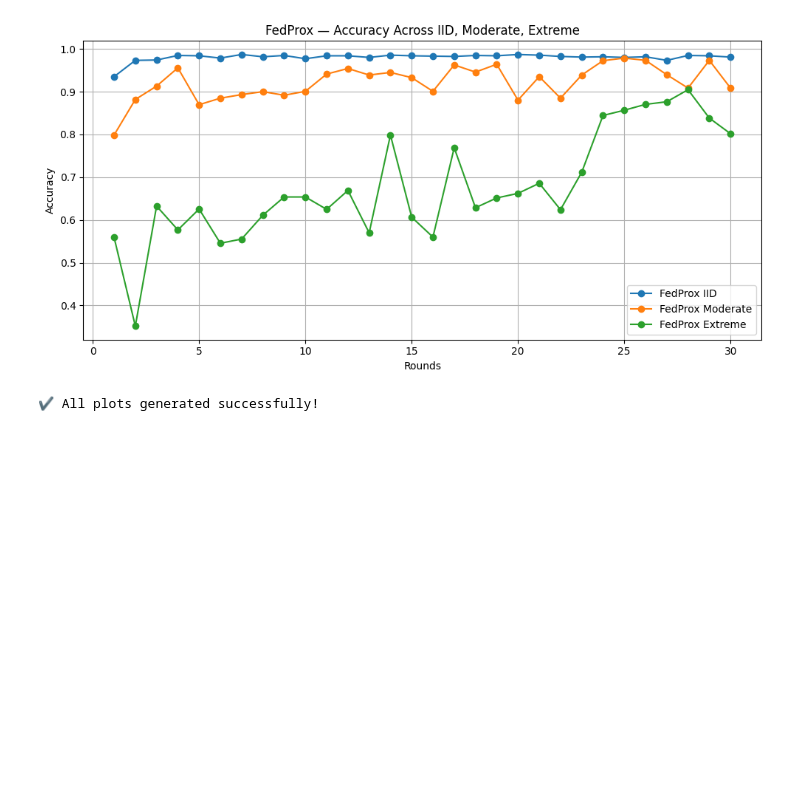
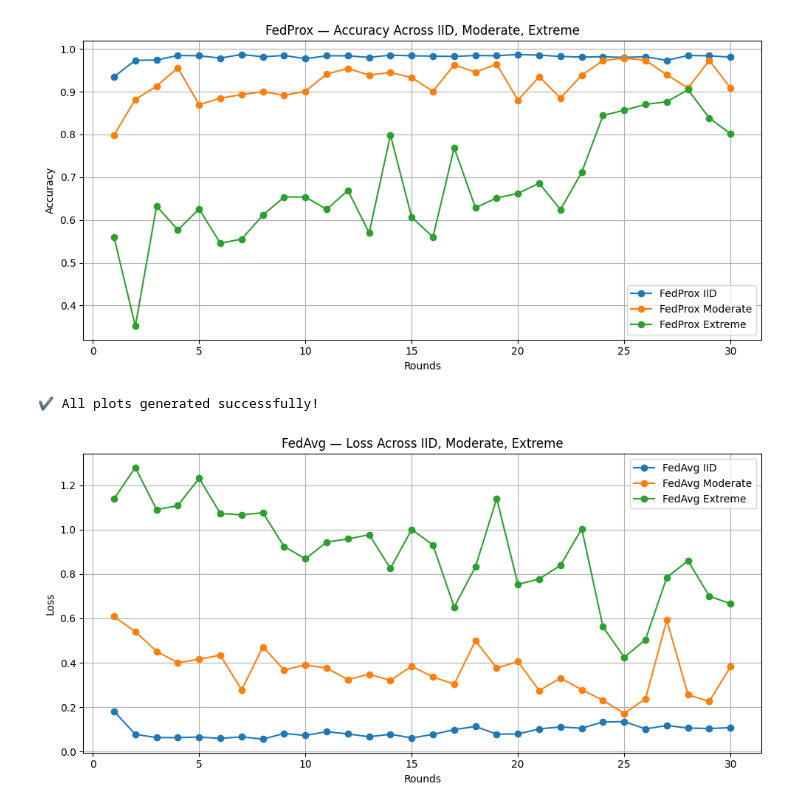
Before and after one commit to pamcast/Fed_learning, a Jupyter notebook: comaprison.ipynb, the cells around one changed output. Drawn from its saved outputs; the diff is of its cells as text; code cells hidden in the pictures; blank space fills up the shorter version.

```diff
--- a/comaprison.ipynb
+++ b/comaprison.ipynb
@@ -94,3 +94,97 @@ print("✔ All plots generated successfully!")
 [figure]
 [figure]
 ✔ All plots generated successfully!
+# %%
+import numpy as np
+import matplotlib.pyplot as plt
+
+# ============================================================
+# Load all metric history files
+# ============================================================
+
+paths_fedavg = {
+    "IID": "metrics_history_fedavg_iid_pretrained.npy",
+    "Moderate": "metrics_history_fedavg_moderate_pretrained_alpha.npy",
+    "Extreme": "metrics_history_fedavg_extreme_pretrained.npy"
+}
+
+paths_fedprox = {
+    "IID": "metrics_history_fedprox_pretrained_iid.npy",
+    "Moderate": "metrics_history_fedprox_moderate_pretrained_alpha.npy",
+    "Extreme": "metrics_history_fedprox_extreme_pretrained_newmu1.npy"
+}
+
+def load_metrics(path):
+    hist = np.load(path, allow_pickle=True).item()
+    rounds = hist["round"]
+    acc = [m["acc"] for m in hist["holdout"]]
+    loss = [m["loss"] for m in hist["holdout"]]
+    return rounds, acc, loss
+
+
+# ============================================================
+# Load FEDAVG metrics
+# ============================================================
+
+fedavg_data = {}
+for scenario, path in paths_fedavg.items():
+    rounds, acc, loss = load_metrics(path)
+    fedavg_data[scenario] = {
+        "rounds": rounds,
+        "acc": acc,
+        "loss": loss
+    }
+
+
+# ============================================================
+# Load FEDPROX metrics
+# ============================================================
+
+fedprox_data = {}
+for scenario, path in paths_fedprox.items():
+    rounds, acc, loss = load_metrics(path)
+    fedprox_data[scenario] = {
+        "rounds": rounds,
+        "acc": acc,
+        "loss": loss
+    }
+
+
+# ============================================================
+# PLOT 1 — FEDAVG LOSS Across All Scenarios
+# ============================================================
+
+plt.figure(figsize=(10,5))
+
+for scenario, info in fedavg_data.items():
+    plt.plot(info["rounds"], info["loss"], marker='o', label=f"FedAvg {scenario}")
+
+plt.title("FedAvg — Loss Across IID, Moderate, Extreme")
+plt.xlabel("Rounds")
+plt.ylabel("Loss")
+plt.grid(True)
+plt.legend()
+plt.tight_layout()
+plt.show()
+
+
+# ============================================================
+# PLOT 2 — FEDPROX LOSS Across All Scenarios
+# ============================================================
+
+plt.figure(figsize=(10,5))
+
+for scenario, info in fedprox_data.items():
+    plt.plot(info["rounds"], info["loss"], marker='o', label=f"FedProx {scenario}")
+
+plt.title("FedProx — Loss Across IID, Moderate, Extreme")
+plt.xlabel("Rounds")
+plt.ylabel("Loss")
+plt.grid(True)
+plt.legend()
+plt.tight_layout()
+plt.show()
+
+print("✔ Loss plots generated successfully!")
+# %% [output]
+[figure, added]
```
Also changed, not shown: parts of 1 cell of this notebook.
